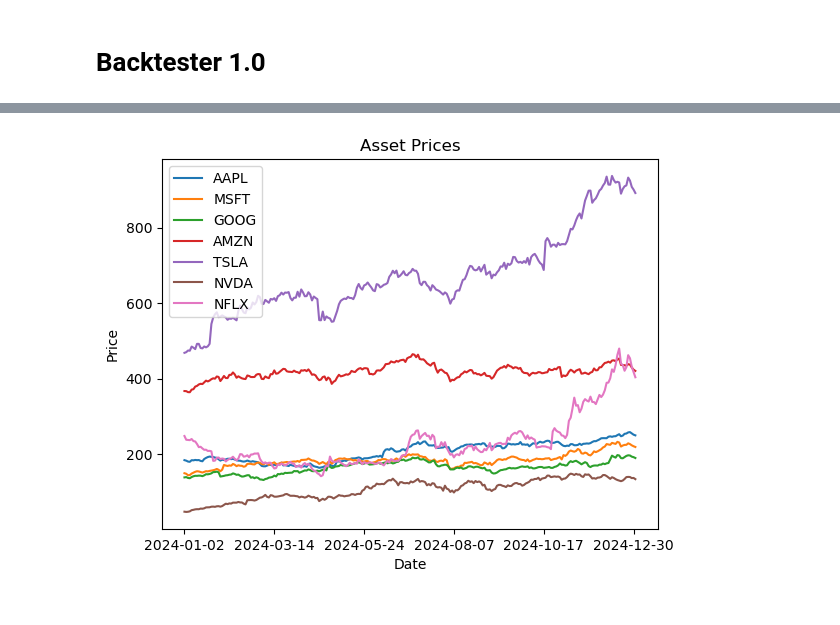
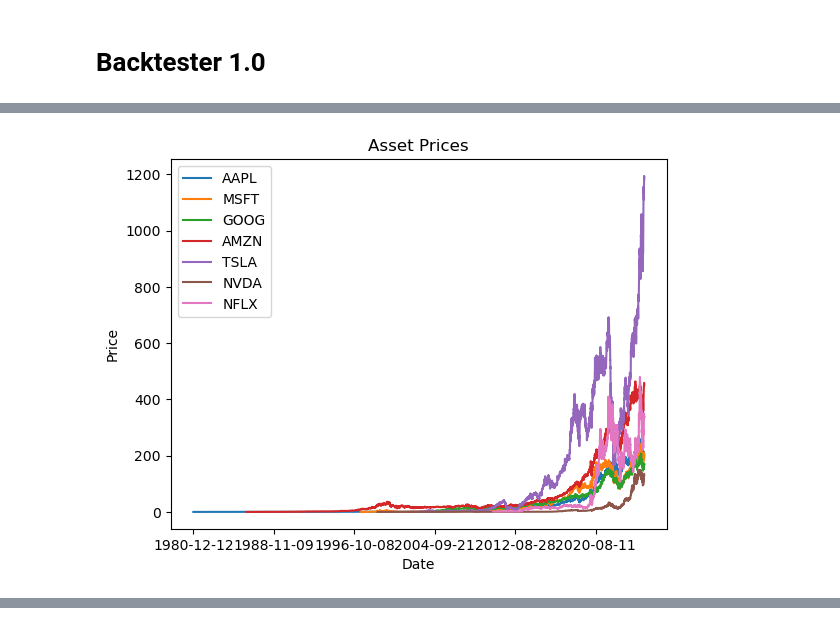
Before and after one commit to santiago20342/python-coruse, a Jupyter notebook: Projects/backtester/test.ipynb, the cells around one changed output, grey strips where cells are left out. Cells and saved outputs as stored; diff of their text form; code cells hidden in the pictures.

Commit message:
added dynamic date support

```diff
--- a/Projects/backtester/test.ipynb
+++ b/Projects/backtester/test.ipynb
@@ -141,55 +155,13 @@ print(type(prices_pdates['Date_ b'].to_list()[0]))  # PYTHON METHOD
 # Backtester 1.0
 # %%
 # Bring it all together for a 1.0 version.
-import yfinance as yf
-dat = yf.Ticker("MSFT")
-
-dat = yf.Ticker("MSFT")
-dat.info
-dat.calendar
-dat.analyst_price_targets
-dat.quarterly_income_stmt
-dat.history(period='1mo')
-dat.option_chain(dat.options[0]).calls
-
-from data_fetch import get_price
-start = '2024-01-01'
-end = '2025-01-01'
-prices = get_price(['AAPL', 'MSFT'], start, end)
-prices
-
-#setting pandas to display floats with 2 decimal places
-import pandas as pd
-
-# Set pandas to display floats with 2 decimal places
-pd.options.display.float_format = '{:.2f}'.format
-
-prices['Close']
-
-from data_fetch import get_price
-from portfolio import Portfolio
-from plotter import plot_prices
-
-shares = ['AAPL', 'MSFT']
-
-portfolio = Portfolio()
-for symbol in shares:
-    portfolio.add_asset(symbol, 1)
-
-start = '2024-01-01'
-end = '2025-01-01'
-
-prices_df = get_price(shares, start, end)
-prices_close_df = prices_df['Close']
-
-print("Portfolio Value:", portfolio.get_portfolio_value(prices_close_df))
-#plot_prices(prices_close_df)
-
-#1. getting data from yfinance
+## 1. DATA FETCHING
 # Example usage
 from data_fetch import get_price
 from portfolio import Portfolio
 from plotter import plot_prices
+import pandas as pd
+import datetime
 
 shares = ['AAPL', 'MSFT', 'GOOG', 'AMZN', 'TSLA', 'NVDA', 'NFLX']
 num_shares = [1, 1, 1, 1, 1, 1, 1] # Number of shares for each asset
@@ -198,43 +170,42 @@ for i, symbol in enumerate(shares):
     portfolio.add_asset(symbol, num_shares[i])
 
 
-start = '2024-01-01'
-end = '2025-01-01'
 
-#prices_df = get_price(shares, start, end)
+#prices_df = get_price(shares)
 #prices_df.to_csv('prices.csv', index=True)
-# retrieving prices from csv
 
-import pandas as pd
+
 #retrieve data from csv
-prices_df = pd.read_csv('prices.csv', parse_dates=True)
+prices_df = pd.read_csv('prices.csv')
 prices_df
 
-fil = ['Price', 'Close']
+columns_to_filter = ['Price', 'Close']
 for i,element in enumerate(shares[1:]):
-    fil.append('Close'+'.'+str(i+1))
-    print(fil)
+    columns_to_filter.append('Close'+'.'+str(i+1))
+    print(columns_to_filter)
+
 #filtering the columns to get only the closing prices
-prices_close_df = prices_df[fil]
-prices_close_df
+prices_close_df = prices_df[columns_to_filter]
 
 column_new = ['Date']
 for i,element in enumerate(shares):
     column_new.append(element)
 print(column_new)
 prices_close_df.columns = column_new
-prices_close_df
 
 #erase rows 0 and 1
 prices_close_df = prices_close_df.drop([0, 1])
-prices_close_df
 
 prices_close_df.set_index('Date', inplace=True)
-prices_close_df
+print(prices_close_df)
 
 #Changing output of dataframe to float
 print(portfolio.holdings['AAPL'])
-print(type(float(prices_close_df['AAPL']['2024-01-02'])))
+#print(prices_close_df['AAPL'])
+print(prices_close_df['AAPL']['2025-05-23'])
+today = datetime.date.today()
+print(today not in prices_close_df['AAPL'].index)
+date = datetime.datetime.strptime("2024-12-31", '%Y-%m-%d')
 print("Portfolio Value:", portfolio.get_portfolio_value(prices_close_df))
 
 value = portfolio.get_portfolio_value(prices_close_df)
@@ -275,0 +263 @@ YF.download() has changed argument auto_adjust default to True
+[figure, new version]
@@ -295 +266,0 @@ Value for NFLX: 403.8399963378906
-[figure, old version]
```
Also changed, not shown: parts of 3 cells of this notebook, 6 other files.
